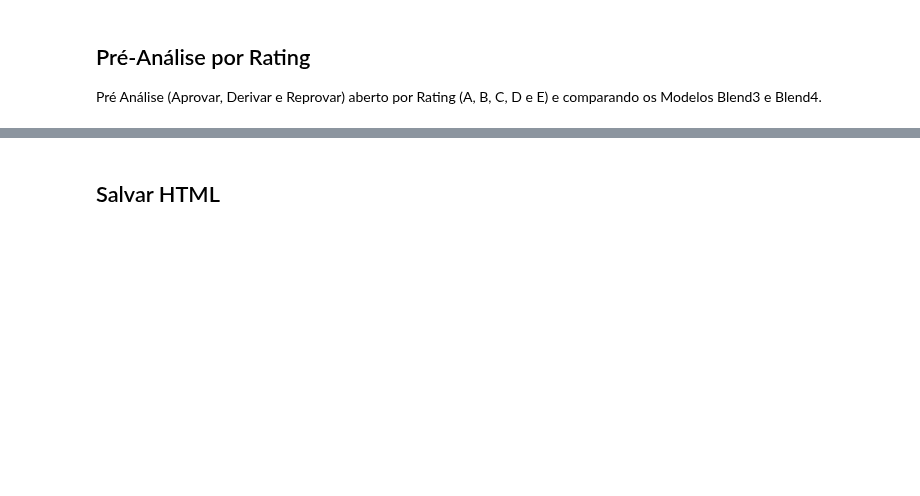
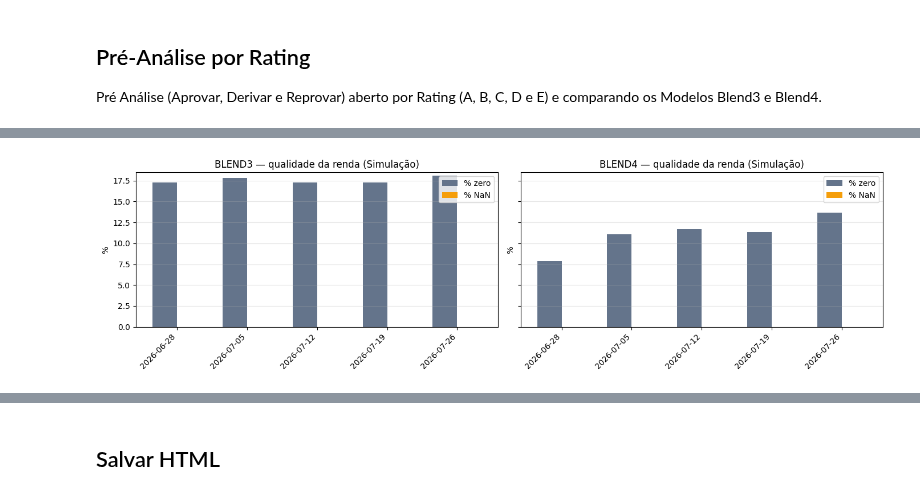
Before and after one commit to lucas-nascimento-loft/monitoramento-modelos, a Jupyter notebook: 02.Monitoramento_Funil_Blend4.ipynb, the cells around one changed output, grey strips where cells are left out. Cells and saved outputs as stored; diff of their text form; code cells hidden in the pictures; blank space fills up the shorter version.

```diff
--- a/02.Monitoramento_Funil_Blend4.ipynb
+++ b/02.Monitoramento_Funil_Blend4.ipynb
@@ -1320,0 +1289,31 @@ plot_pre_analysis_by_rating_side_by_side(
+# %%
+# % zero e % NaN — simulação (barras agrupadas)
+fig, axes = plt.subplots(1, 2, figsize=(14, 4), sharey=True)
+
+for model, ax in zip(MODELS, axes):
+    d = (
+        df_renda_semanal[
+            (df_renda_semanal[MODEL_COL] == model)
+            & (df_renda_semanal["publico"] == "simulacao")
+        ]
+        .sort_values("year_week")
+    )
+
+    x = np.arange(len(d))
+    width = 0.35
+
+    bars_zero = ax.bar(x - width / 2, d["pct_zero"], width, label="% zero", color="#64748B")
+    bars_nan = ax.bar(x + width / 2, d["pct_nan"], width, label="% NaN", color="#F59E0B")
+
+    ax.set_xticks(x)
+    ax.set_xticklabels(d["year_week"], rotation=45, ha="right")
+    ax.set_title(f"{model} — qualidade da renda (Simulação)")
+    ax.set_ylabel("%")
+    ax.set_ylim(0, max(d[["pct_zero", "pct_nan"]].max().max() * 1.35, 1))
+    ax.grid(axis="y", alpha=0.3)
+    ax.legend()
+
+plt.tight_layout()
+plt.show()
+# %% [output]
+[figure, added]
```
Also changed, not shown: parts of 47 cells of this notebook, 8 other files.
